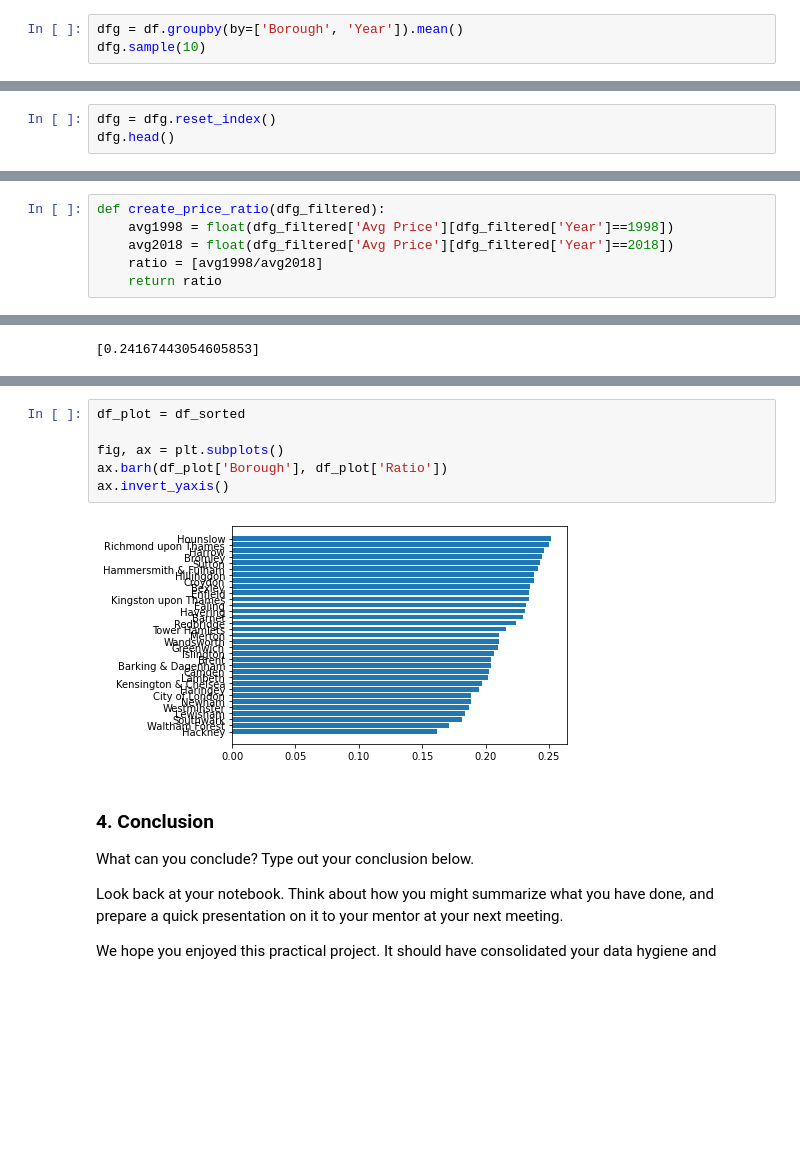
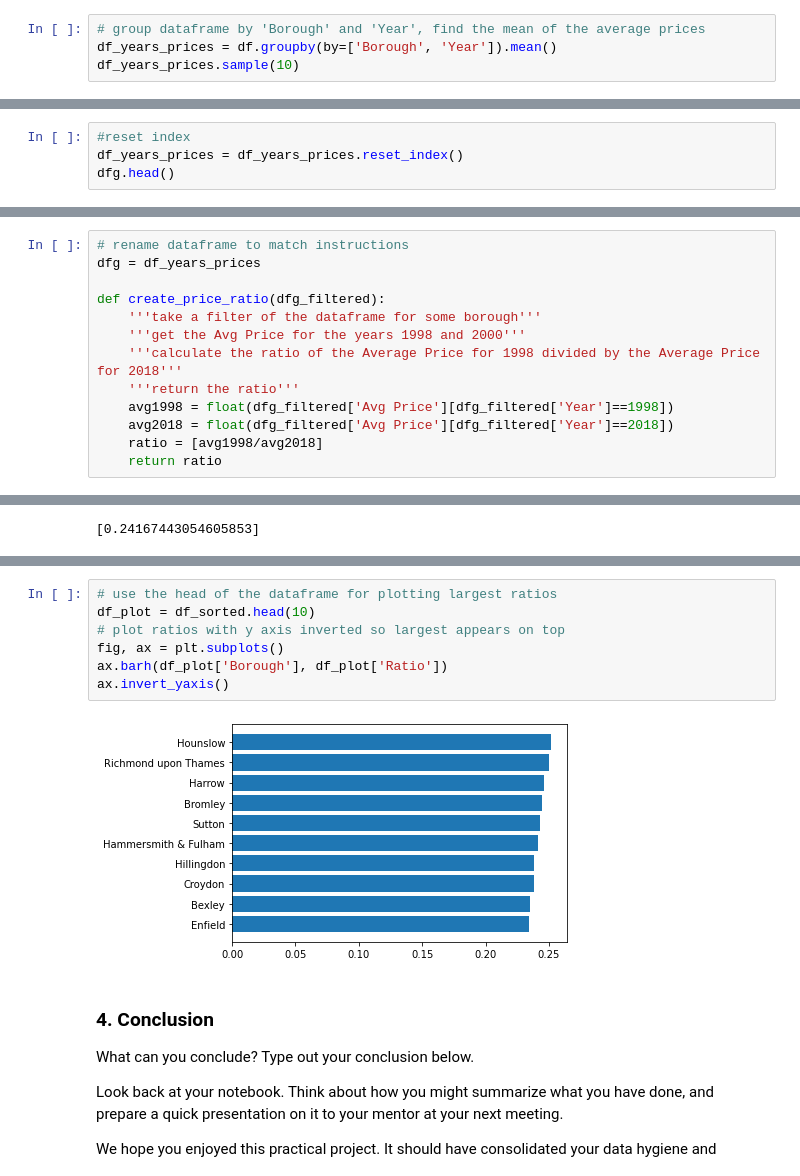
Before and after one commit to ipaulson/sb-unit-4, a Jupyter notebook: Unit 4 Challenge - Tier 3.ipynb, the cells around one changed output, grey strips where cells are left out. Saved outputs shown, nothing was run; the diff lists cells and outputs as text; blank space fills up the shorter version.

```diff
--- a/Unit 4 Challenge - Tier 3.ipynb
+++ b/Unit 4 Challenge - Tier 3.ipynb
@@ -341,6 +364,7 @@ df.tail()
 # %%
-dfg = df.groupby(by=['Borough', 'Year']).mean()
-dfg.sample(10)
+# group dataframe by 'Borough' and 'Year', find the mean of the average prices
+df_years_prices = df.groupby(by=['Borough', 'Year']).mean()
+df_years_prices.sample(10)
 # %% [output]
 |  |  | Avg Price |
 | Borough | Year |  |
@@ -357,5 +381,6 @@ dfg.sample(10)
 # %%
-dfg = dfg.reset_index()
+#reset index
+df_years_prices = df_years_prices.reset_index()
 dfg.head()
 # %% [output]
 |  | Borough | Year | Avg Price |
@@ -384,7 +409,14 @@ Bear in mind: you don't have to write a function like this if you don't want to.
 ***Hint***: This section should test the skills you acquired in:
 - Python Data Science Toolbox - Part One, all modules
 # %%
+# rename dataframe to match instructions
+dfg = df_years_prices
+
 def create_price_ratio(dfg_filtered):
+    '''take a filter of the dataframe for some borough'''
+    '''get the Avg Price for the years 1998 and 2000'''
+    '''calculate the ratio of the Average Price for 1998 divided by the Average Price for 2018'''
+    '''return the ratio'''
     avg1998 = float(dfg_filtered['Avg Price'][dfg_filtered['Year']==1998])
     avg2018 = float(dfg_filtered['Avg Price'][dfg_filtered['Year']==2018])
     ratio = [avg1998/avg2018]
@@ -453,11 +503,12 @@ print(df_sorted)
 # %%
-df_plot = df_sorted
-
+# use the head of the dataframe for plotting largest ratios
+df_plot = df_sorted.head(10)
+# plot ratios with y axis inverted so largest appears on top
 fig, ax = plt.subplots()
 ax.barh(df_plot['Borough'], df_plot['Ratio'])
 ax.invert_yaxis()
 # %% [output]
-[figure, old version]
+[figure, new version]
 # %% [markdown]
 ### 4. Conclusion
 What can you conclude? Type out your conclusion below.
```
Also changed, not shown: parts of 27 cells of this notebook.
